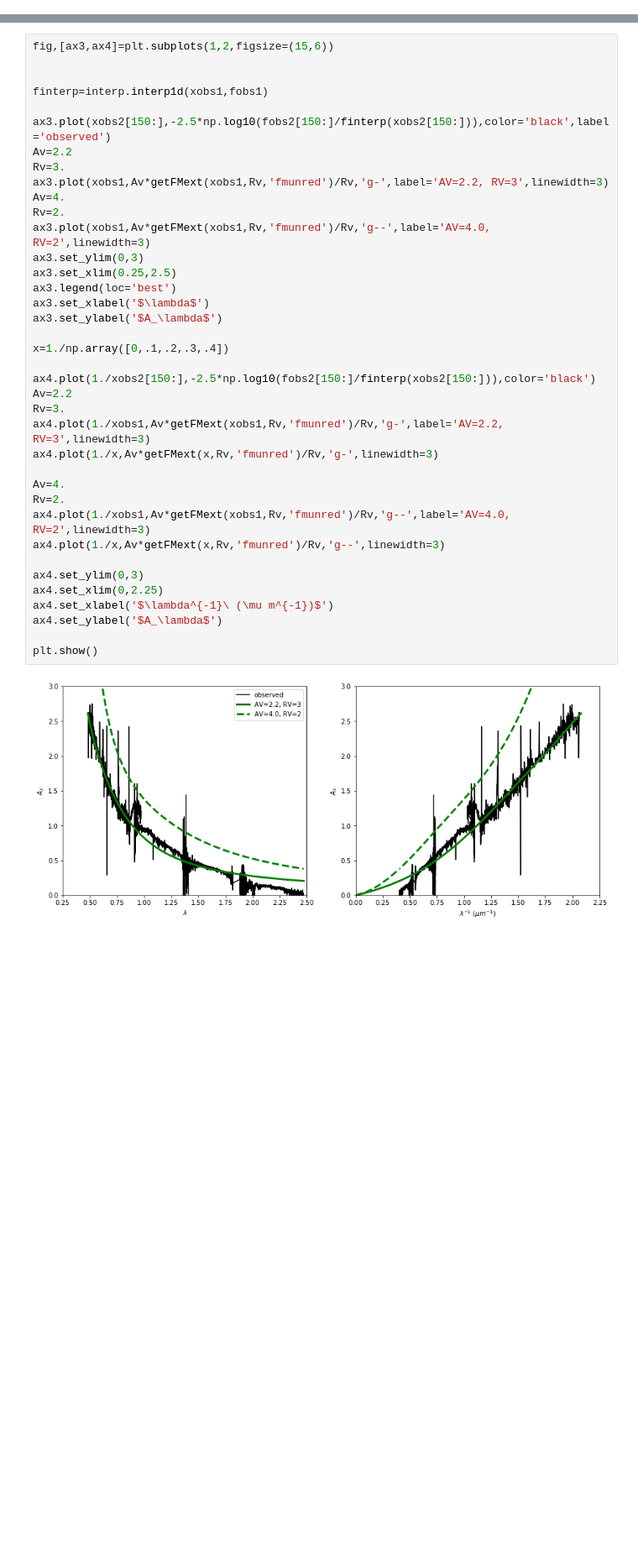
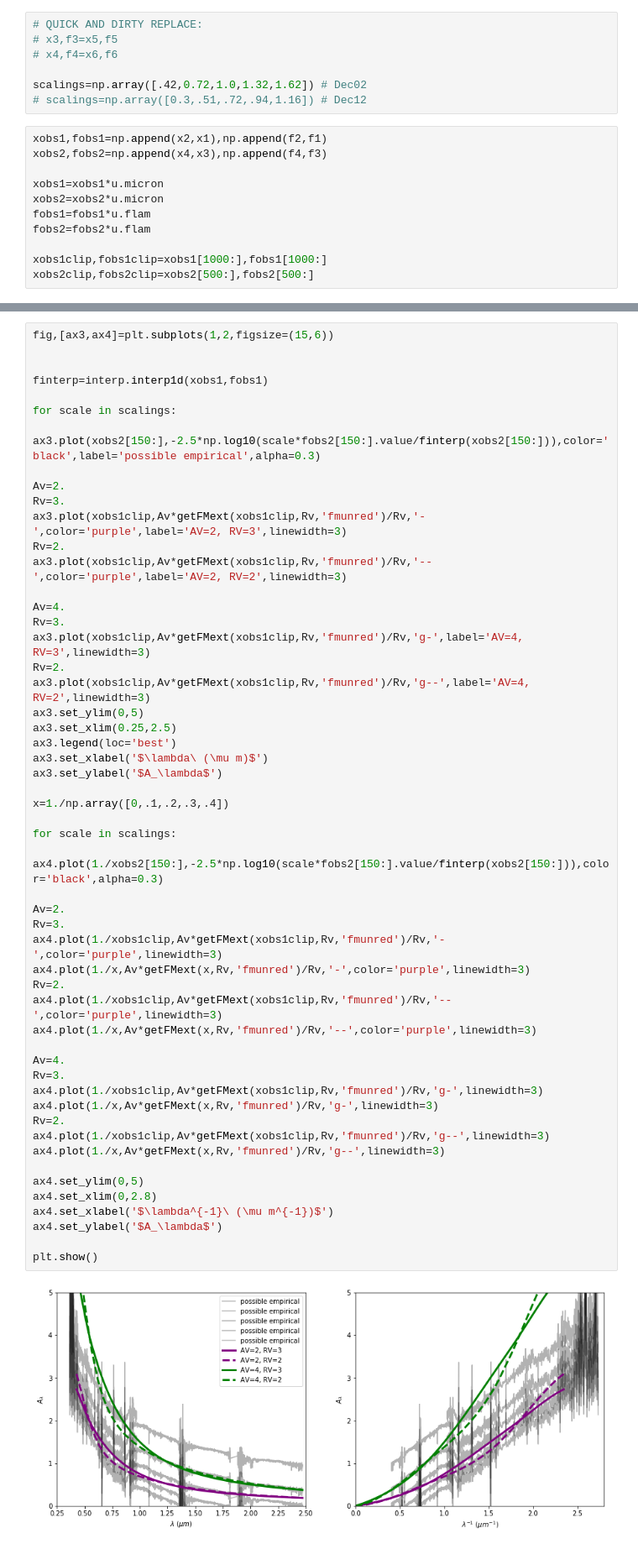
Before and after one commit to krislars/AA_Tau_Covey, a Jupyter notebook: Paper_figures.ipynb, the cells around one changed output, grey strips where cells are left out. Shown: that part at 84% size. Drawn from its saved outputs; the diff is of its cells as text; blank space fills up the shorter version.

```diff
--- a/Paper_figures.ipynb
+++ b/Paper_figures.ipynb
@@ -18 +46,19 @@ else:
+# %%
+# QUICK AND DIRTY REPLACE:
+# x3,f3=x5,f5
+# x4,f4=x6,f6
+
+scalings=np.array([.42,0.72,1.0,1.32,1.62]) # Dec02
+# scalings=np.array([0.3,.51,.72,.94,1.16]) # Dec12
+# %%
+xobs1,fobs1=np.append(x2,x1),np.append(f2,f1)
+xobs2,fobs2=np.append(x4,x3),np.append(f4,f3)
+
+xobs1=xobs1*u.micron
+xobs2=xobs2*u.micron
+fobs1=fobs1*u.flam
+fobs2=fobs2*u.flam
+
+xobs1clip,fobs1clip=xobs1[1000:],fobs1[1000:]
+xobs2clip,fobs2clip=xobs2[500:],fobs2[500:]
 # %%
@@ -111,40 +216,55 @@ plt.show()
 # %%
 fig,[ax3,ax4]=plt.subplots(1,2,figsize=(15,6))
 
 
 finterp=interp.interp1d(xobs1,fobs1)
 
-ax3.plot(xobs2[150:],-2.5*np.log10(fobs2[150:]/finterp(xobs2[150:])),color='black',label='observed')
-Av=2.2
+for scale in scalings:
+    ax3.plot(xobs2[150:],-2.5*np.log10(scale*fobs2[150:].value/finterp(xobs2[150:])),color='black',label='possible empirical',alpha=0.3)
+
+Av=2.
 Rv=3.
-ax3.plot(xobs1,Av*getFMext(xobs1,Rv,'fmunred')/Rv,'g-',label='AV=2.2, RV=3',linewidth=3)
+ax3.plot(xobs1clip,Av*getFMext(xobs1clip,Rv,'fmunred')/Rv,'-',color='purple',label='AV=2, RV=3',linewidth=3)
+Rv=2.
+ax3.plot(xobs1clip,Av*getFMext(xobs1clip,Rv,'fmunred')/Rv,'--',color='purple',label='AV=2, RV=2',linewidth=3)
+
 Av=4.
+Rv=3.
+ax3.plot(xobs1clip,Av*getFMext(xobs1clip,Rv,'fmunred')/Rv,'g-',label='AV=4, RV=3',linewidth=3)
 Rv=2.
-ax3.plot(xobs1,Av*getFMext(xobs1,Rv,'fmunred')/Rv,'g--',label='AV=4.0, RV=2',linewidth=3)
-ax3.set_ylim(0,3)
+ax3.plot(xobs1clip,Av*getFMext(xobs1clip,Rv,'fmunred')/Rv,'g--',label='AV=4, RV=2',linewidth=3)
+ax3.set_ylim(0,5)
 ax3.set_xlim(0.25,2.5)
 ax3.legend(loc='best')
-ax3.set_xlabel('$\lambda$')
+ax3.set_xlabel('$\lambda\ (\mu m)$')
 ax3.set_ylabel('$A_\lambda$')
 
 x=1./np.array([0,.1,.2,.3,.4])
 
-ax4.plot(1./xobs2[150:],-2.5*np.log10(fobs2[150:]/finterp(xobs2[150:])),color='black')
-Av=2.2
+for scale in scalings:
+    ax4.plot(1./xobs2[150:],-2.5*np.log10(scale*fobs2[150:].value/finterp(xobs2[150:])),color='black',alpha=0.3)
+
+Av=2.
 Rv=3.
-ax4.plot(1./xobs1,Av*getFMext(xobs1,Rv,'fmunred')/Rv,'g-',label='AV=2.2, RV=3',linewidth=3)
-ax4.plot(1./x,Av*getFMext(x,Rv,'fmunred')/Rv,'g-',linewidth=3)
+ax4.plot(1./xobs1clip,Av*getFMext(xobs1clip,Rv,'fmunred')/Rv,'-',color='purple',linewidth=3)
+ax4.plot(1./x,Av*getFMext(x,Rv,'fmunred')/Rv,'-',color='purple',linewidth=3)
+Rv=2.
+ax4.plot(1./xobs1clip,Av*getFMext(xobs1clip,Rv,'fmunred')/Rv,'--',color='purple',linewidth=3)
+ax4.plot(1./x,Av*getFMext(x,Rv,'fmunred')/Rv,'--',color='purple',linewidth=3)
 
 Av=4.
+Rv=3.
+ax4.plot(1./xobs1clip,Av*getFMext(xobs1clip,Rv,'fmunred')/Rv,'g-',linewidth=3)
+ax4.plot(1./x,Av*getFMext(x,Rv,'fmunred')/Rv,'g-',linewidth=3)
 Rv=2.
-ax4.plot(1./xobs1,Av*getFMext(xobs1,Rv,'fmunred')/Rv,'g--',label='AV=4.0, RV=2',linewidth=3)
+ax4.plot(1./xobs1clip,Av*getFMext(xobs1clip,Rv,'fmunred')/Rv,'g--',linewidth=3)
 ax4.plot(1./x,Av*getFMext(x,Rv,'fmunred')/Rv,'g--',linewidth=3)
 
-ax4.set_ylim(0,3)
-ax4.set_xlim(0,2.25)
+ax4.set_ylim(0,5)
+ax4.set_xlim(0,2.8)
 ax4.set_xlabel('$\lambda^{-1}\ (\mu m^{-1})$')
 ax4.set_ylabel('$A_\lambda$')
 
 plt.show()
 # %% [output]
-[figure, old version]
+[figure, new version]
```
Also changed, not shown: parts of 20 cells of this notebook, 41 other files.
